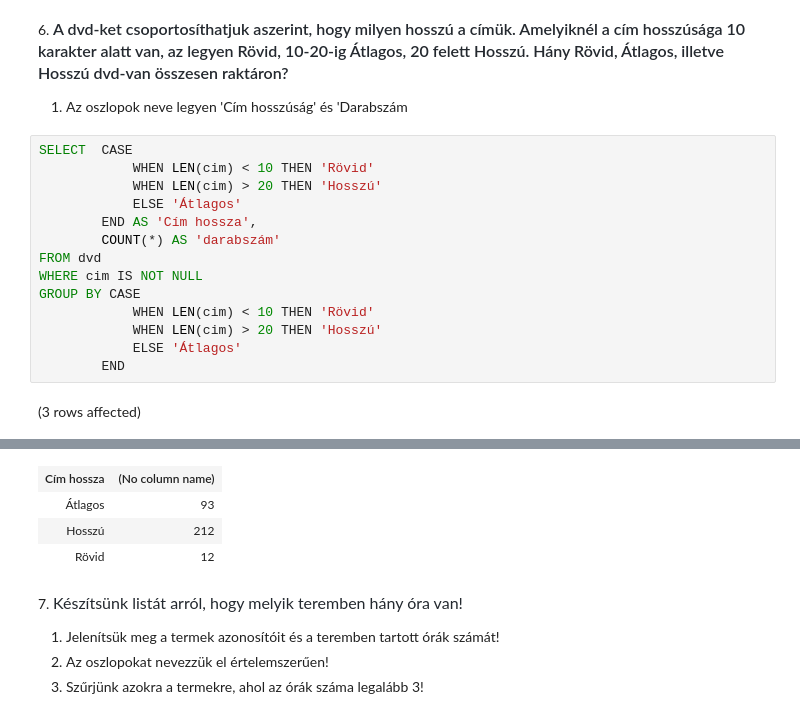
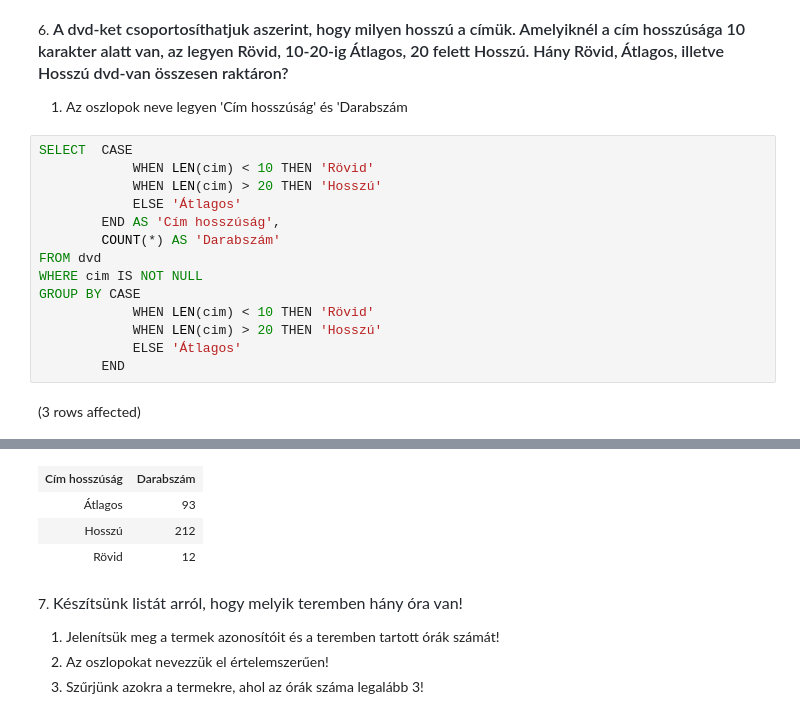
Before and after one commit to JanosZkcs/Adatbazisok_egyetem, a Jupyter notebook: gyakorlat02_feladatok .ipynb, the cells around one changed output, grey strips where cells are left out. Saved outputs shown, nothing was run; the diff lists cells and outputs as text.

```diff
--- a/gyakorlat02_feladatok .ipynb
+++ b/gyakorlat02_feladatok .ipynb
@@ -140,8 +140,8 @@ SELECT  CASE
             WHEN LEN(cim) < 10 THEN 'Rövid'
             WHEN LEN(cim) > 20 THEN 'Hosszú'
             ELSE 'Átlagos'
-        END AS 'Cím hossza',
-        COUNT(*) AS 'darabszám'
+        END AS 'Cím hosszúság',
+        COUNT(*) AS 'Darabszám'
 FROM dvd
 WHERE cim IS NOT NULL
 GROUP BY CASE
@@ -155,4 +155,4 @@ Total execution time: 00:00:00.018
-| Cím hossza | (No column name) |
+| Cím hosszúság | Darabszám |
 | Átlagos | 93 |
 | Hosszú | 212 |
 | Rövid | 12 |
```
Also changed, not shown: parts of 1 cell of this notebook.
